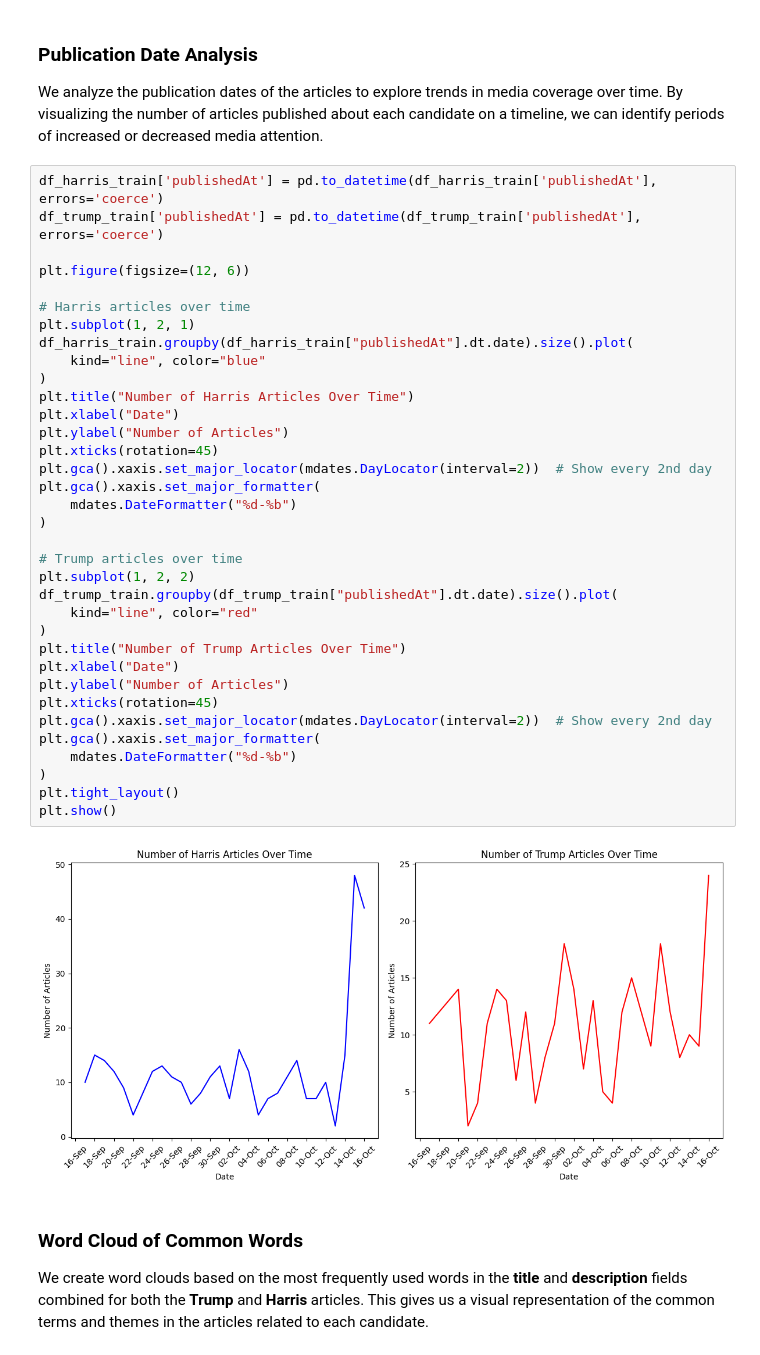
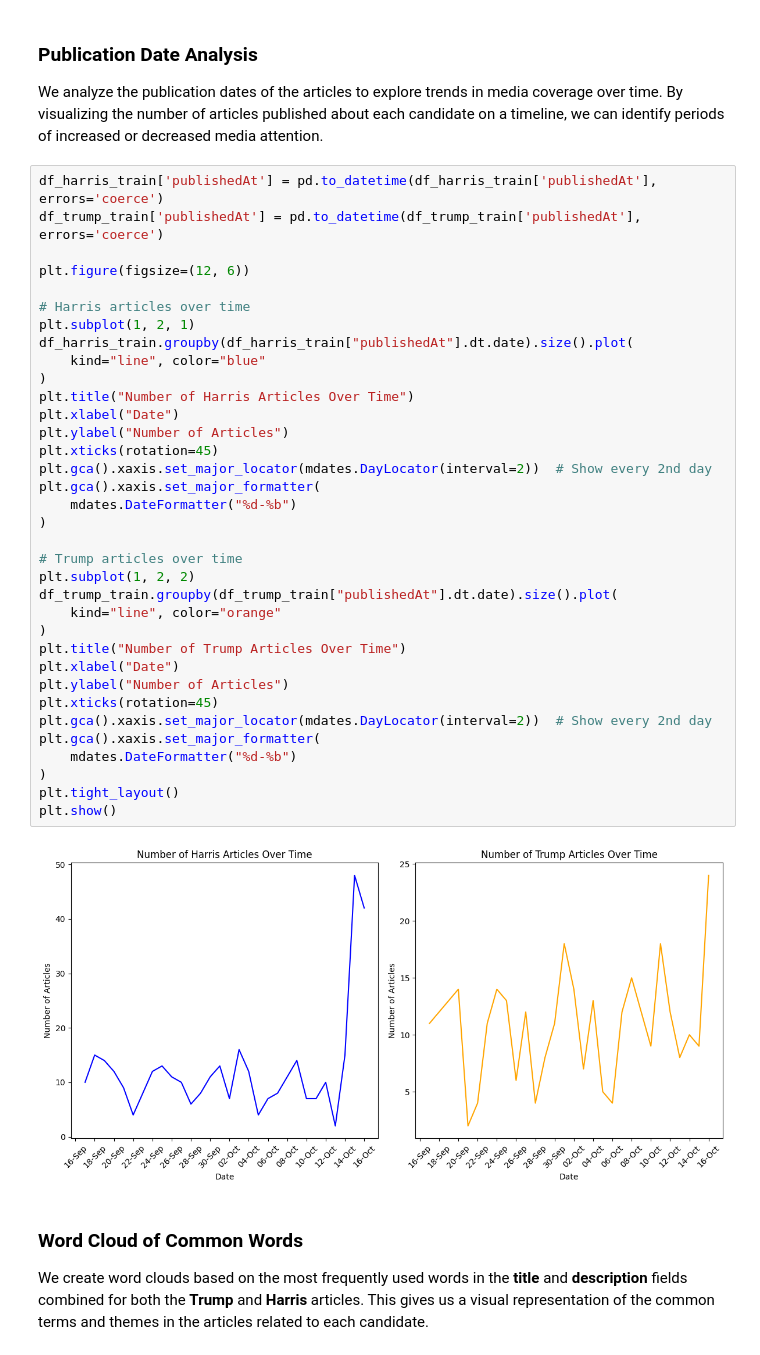
Before and after one commit to FrancoKruger/DS346proj, a Jupyter notebook: EDA_and_NLP_analysis.ipynb, the cells around one changed output. Drawn from its saved outputs; the diff is of its cells as text.

```diff
--- a/EDA_and_NLP_analysis.ipynb
+++ b/EDA_and_NLP_analysis.ipynb
@@ -150,35 +151,35 @@ plt.figure(figsize=(12, 6))
 
 # Harris articles over time
 plt.subplot(1, 2, 1)
 df_harris_train.groupby(df_harris_train["publishedAt"].dt.date).size().plot(
     kind="line", color="blue"
 )
 plt.title("Number of Harris Articles Over Time")
 plt.xlabel("Date")
 plt.ylabel("Number of Articles")
 plt.xticks(rotation=45)
 plt.gca().xaxis.set_major_locator(mdates.DayLocator(interval=2))  # Show every 2nd day
 plt.gca().xaxis.set_major_formatter(
     mdates.DateFormatter("%d-%b")
 )
 
 # Trump articles over time
 plt.subplot(1, 2, 2)
 df_trump_train.groupby(df_trump_train["publishedAt"].dt.date).size().plot(
-    kind="line", color="red"
+    kind="line", color="orange"
 )
 plt.title("Number of Trump Articles Over Time")
 plt.xlabel("Date")
 plt.ylabel("Number of Articles")
 plt.xticks(rotation=45)
 plt.gca().xaxis.set_major_locator(mdates.DayLocator(interval=2))  # Show every 2nd day
 plt.gca().xaxis.set_major_formatter(
     mdates.DateFormatter("%d-%b")
 )
 plt.tight_layout()
 plt.show()
 # %% [output]
-[figure, old version]
+[figure, new version]
 # %% [markdown]
 ### Word Cloud of Common Words
 
```
Also changed, not shown: parts of 5 cells of this notebook.
